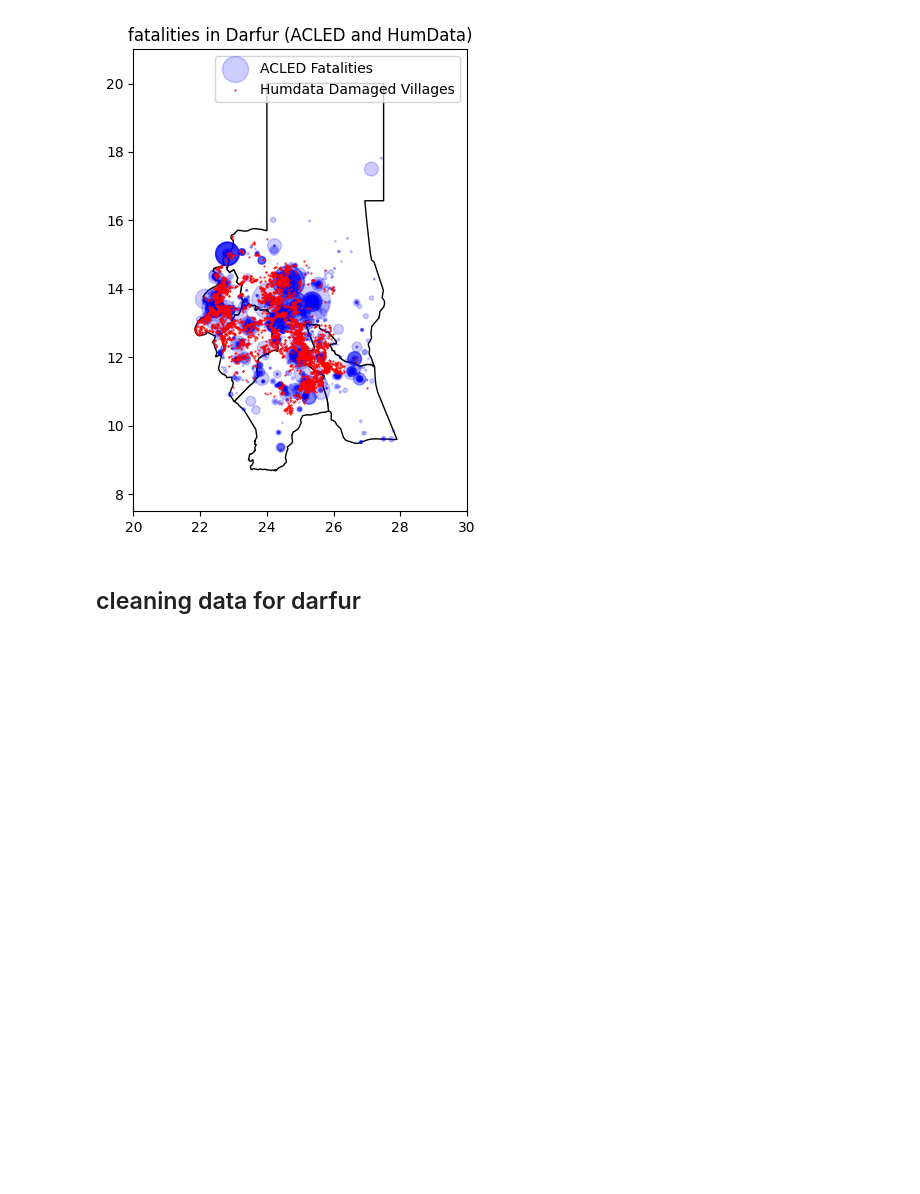
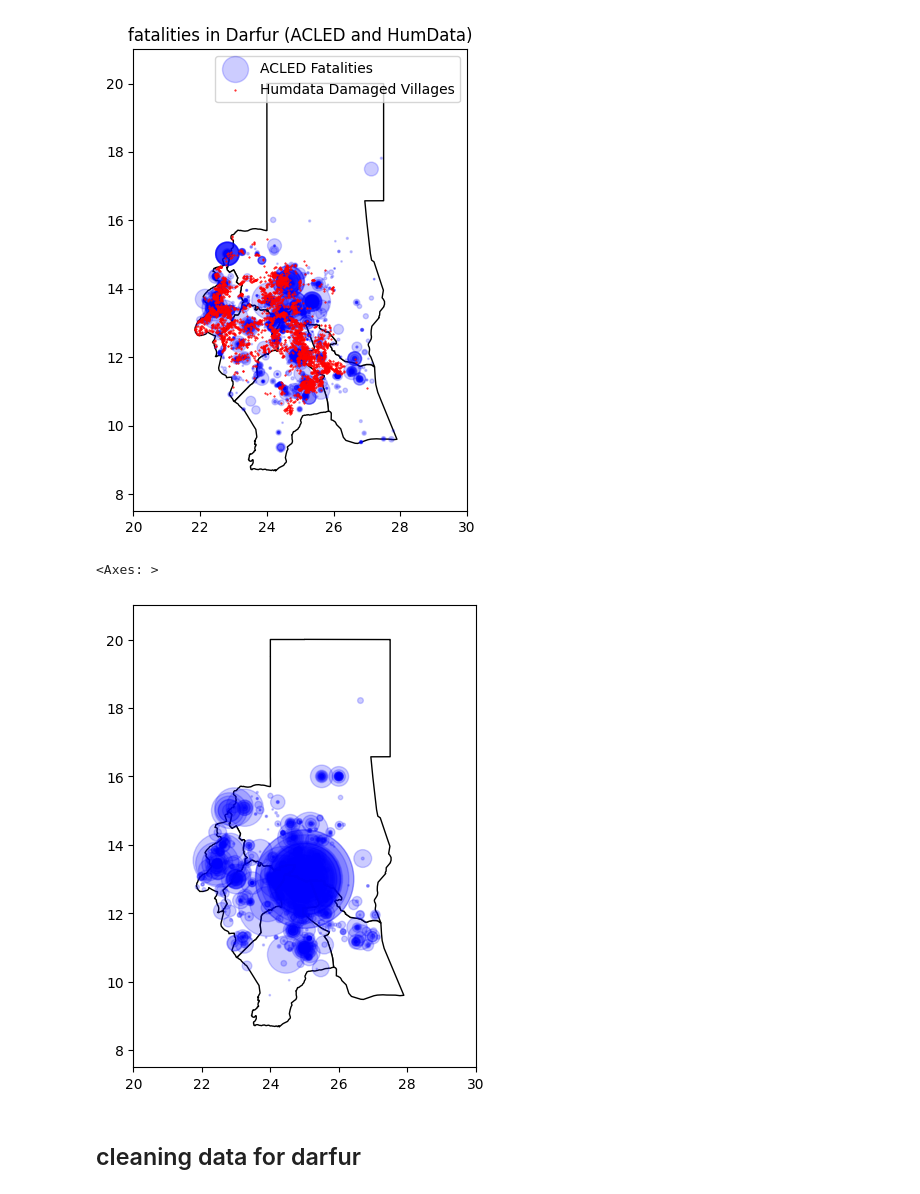
Before and after one commit to kaylanhua/conflicts, a Jupyter notebook: random_forest/darfur.ipynb, the cells around one changed output. Cells and saved outputs as stored; diff of their text form; code cells hidden in the pictures; blank space fills up the shorter version.

Commit message:
ucdp is in there now

```diff
--- a/random_forest/darfur.ipynb
+++ b/random_forest/darfur.ipynb
@@ -82,6 +82,19 @@ plt.title("fatalities in Darfur (ACLED and HumData)")
 plt.show()
 # %% [output]
 [figure]
+# %%
+## plot UCDP data
+from shapely import wkt
+
+fig, ax = plt.subplots(figsize=(10, 6))
+plot_darfur(ax)
+
+darfur_ucdp['COORDS'] = darfur_ucdp["COORDS"].apply(wkt.loads)
+darfur_ucdp = gpd.GeoDataFrame(darfur_ucdp, geometry='COORDS')
+darfur_ucdp.plot(ax=ax, color='blue', markersize=darfur_ucdp["best_est"], alpha=0.2)
+# %% [output]
+<Axes: >
+[figure, added]
 # %% [markdown]
 ## cleaning data for darfur
 # %%
```
